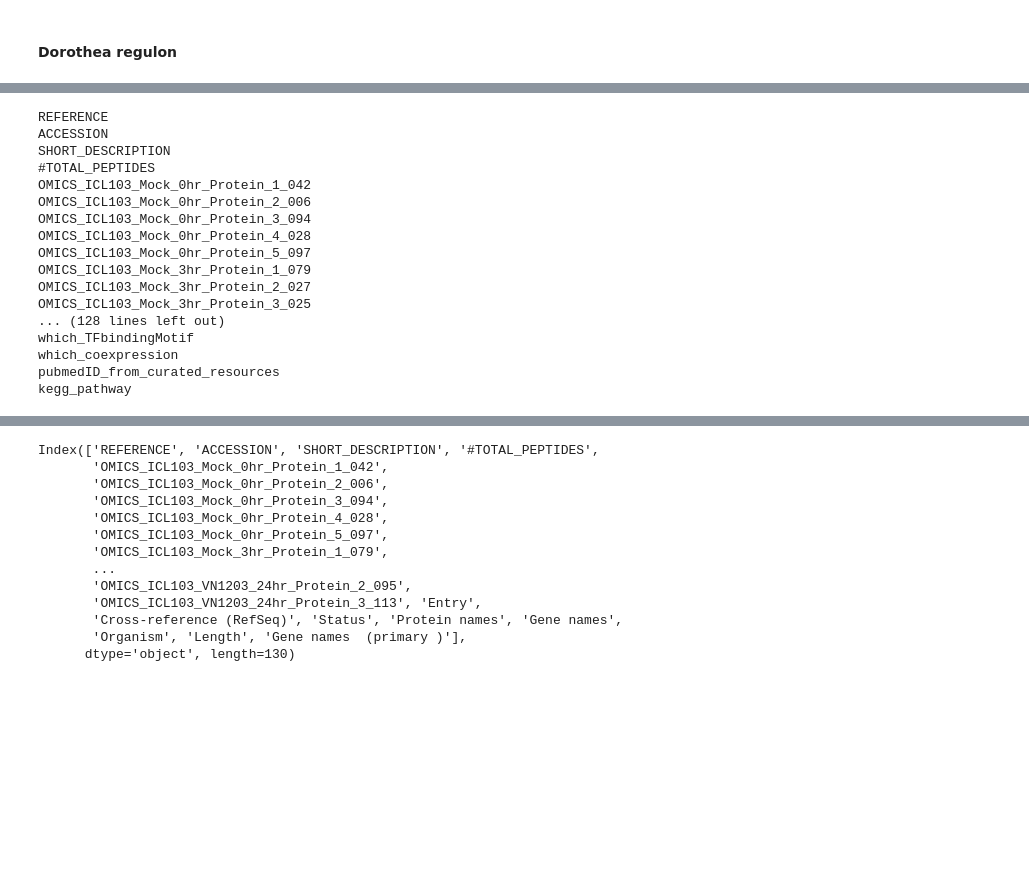
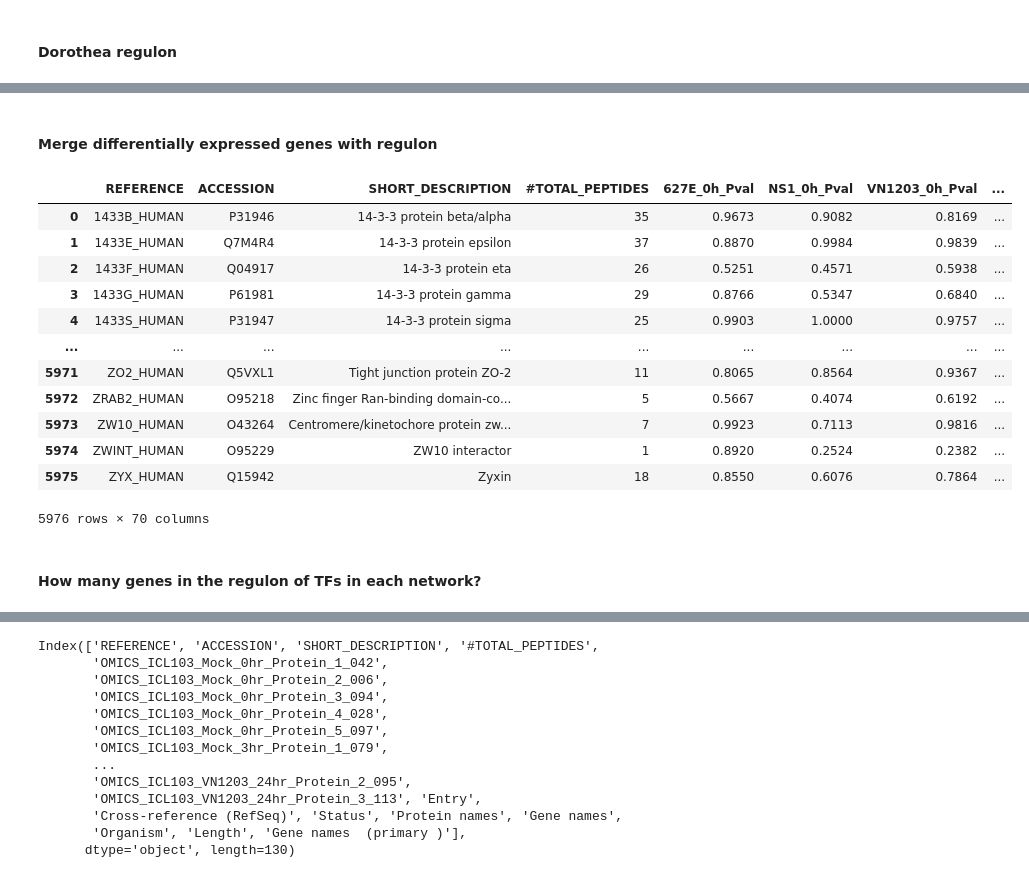
Before and after one commit to COVID-19-Causal-Reasoning/InfluenzaSBMLdemo, a Jupyter notebook: ICL103_to_CARNIVAL.ipynb, the cells around one changed output, grey strips where cells are left out. Cells and saved outputs as stored; diff of their text form; code cells hidden in the pictures; blank space fills up the shorter version.

```diff
--- a/ICL103_to_CARNIVAL.ipynb
+++ b/ICL103_to_CARNIVAL.ipynb
@@ -713,28 +709,28 @@ regulon
 | 14032 | ZNF740 | C | ZNF512B | 1 |
 | 14033 | ZNF740 | C | ZNF687 | 1 |
 14033 rows × 4 columns
+# %% [markdown]
+#### Merge differentially expressed genes with regulon
 # %%
 da_prot_regulon = pd.merge(da_prot,regulon, left_on='Gene names  (primary )',
          right_on='target', how='left')
 da_prot_regulon.to_excel('ICL103/Proteomics/ICL103_DA_Test_Results_with_Regulon.xlsx',
                          sheet_name='DA_Test_Results_with_Regulon')
-# %%
-print('\n'.join(norm_prot_regulon.columns))
-# %% [output]
-REFERENCE
-ACCESSION
-SHORT_DESCRIPTION
-#TOTAL_PEPTIDES
-OMICS_ICL103_Mock_0hr_Protein_1_042
-OMICS_ICL103_Mock_0hr_Protein_2_006
-OMICS_ICL103_Mock_0hr_Protein_3_094
-OMICS_ICL103_Mock_0hr_Protein_4_028
-OMICS_ICL103_Mock_0hr_Protein_5_097
-OMICS_ICL103_Mock_3hr_Protein_1_079
-OMICS_ICL103_Mock_3hr_Protein_2_027
-OMICS_ICL103_Mock_3hr_Protein_3_025
-... (128 lines left out)
-which_TFbindingMotif
-which_coexpression
-pubmedID_from_curated_resources
-kegg_pathway
+# %%
+da_prot_regulon
+# %% [output]
+|  | REFERENCE | ACCESSION | SHORT_DESCRIPTION | #TOTAL_PEPTIDES | 627E_0h_Pval | NS1_0h_Pval | VN1203_0h_Pval | ... |
+| 0 | 1433B_HUMAN | P31946 | 14-3-3 protein beta/alpha | 35 | 0.9673 | 0.9082 | 0.8169 | ... |
+| 1 | 1433E_HUMAN | Q7M4R4 | 14-3-3 protein epsilon | 37 | 0.8870 | 0.9984 | 0.9839 | ... |
+| 2 | 1433F_HUMAN | Q04917 | 14-3-3 protein eta | 26 | 0.5251 | 0.4571 | 0.5938 | ... |
+| 3 | 1433G_HUMAN | P61981 | 14-3-3 protein gamma | 29 | 0.8766 | 0.5347 | 0.6840 | ... |
+| 4 | 1433S_HUMAN | P31947 | 14-3-3 protein sigma | 25 | 0.9903 | 1.0000 | 0.9757 | ... |
+| ... | ... | ... | ... | ... | ... | ... | ... | ... |
+| 5971 | ZO2_HUMAN | Q5VXL1 | Tight junction protein ZO-2 | 11 | 0.8065 | 0.8564 | 0.9367 | ... |
+| 5972 | ZRAB2_HUMAN | O95218 | Zinc finger Ran-binding domain-co... | 5 | 0.5667 | 0.4074 | 0.6192 | ... |
+| 5973 | ZW10_HUMAN | O43264 | Centromere/kinetochore protein zw... | 7 | 0.9923 | 0.7113 | 0.9816 | ... |
+| 5974 | ZWINT_HUMAN | O95229 | ZW10 interactor | 1 | 0.8920 | 0.2524 | 0.2382 | ... |
+| 5975 | ZYX_HUMAN | Q15942 | Zyxin | 18 | 0.8550 | 0.6076 | 0.7864 | ... |
+5976 rows × 70 columns
+# %% [markdown]
+#### How many genes in the regulon of TFs in each network?
```
Also changed, not shown: parts of 10 cells of this notebook, 49 other files.
